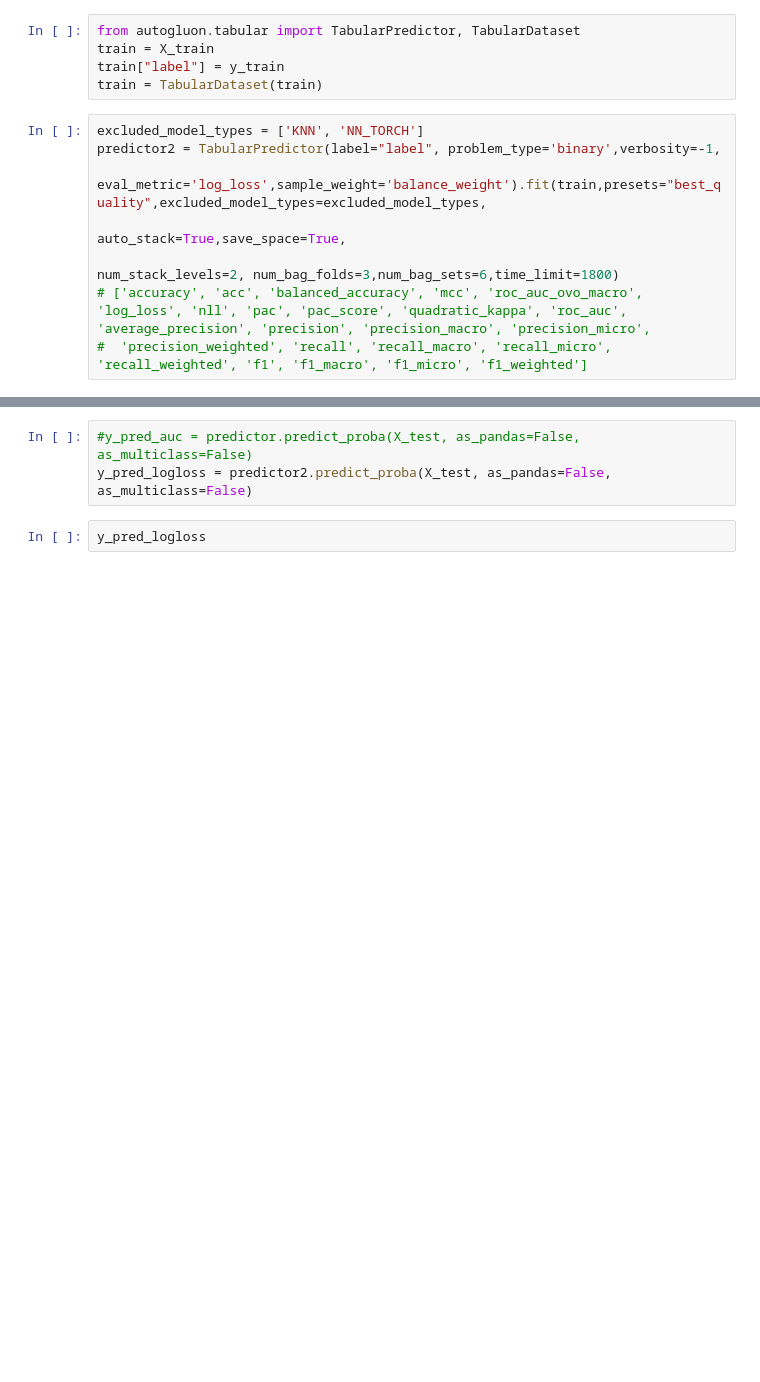
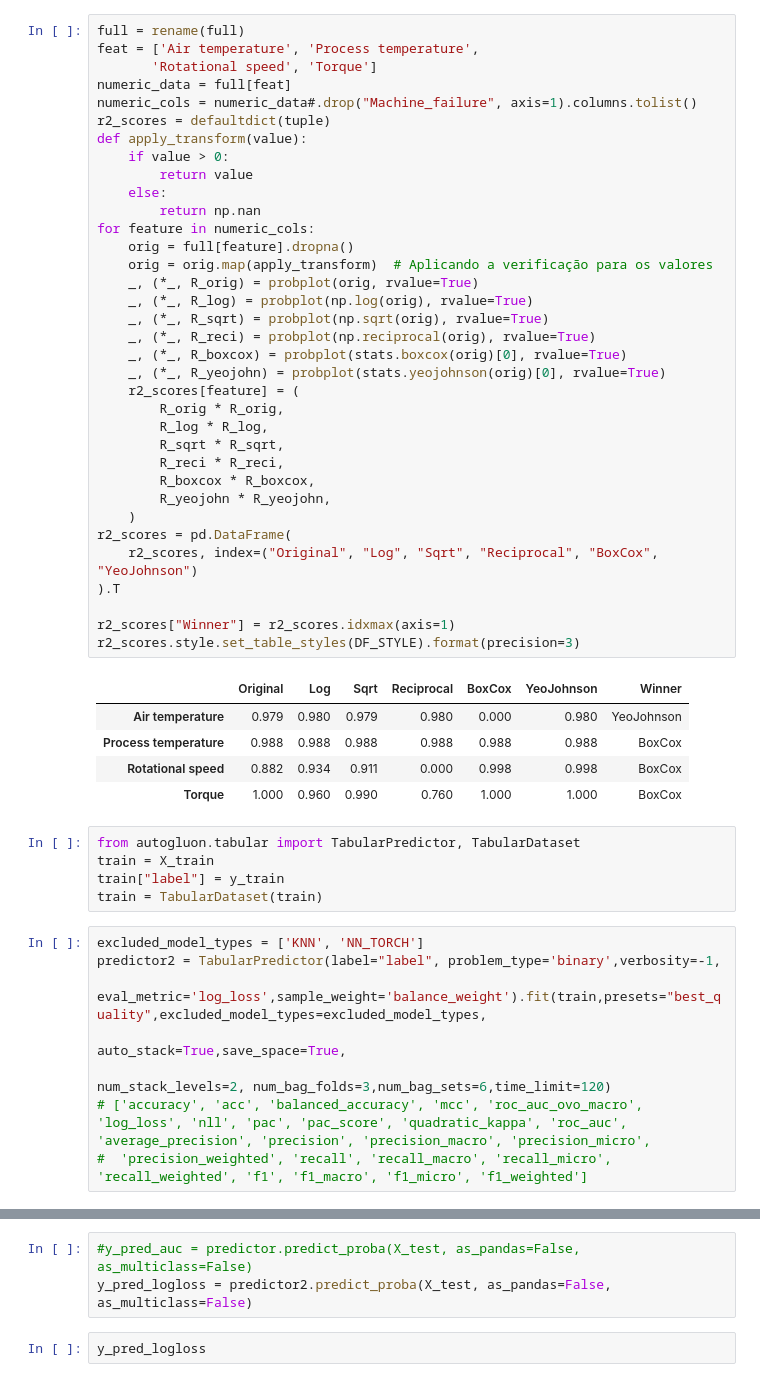
Before and after one commit to rafafariii/projects, a Jupyter notebook: aws-autogluon-models-ps-s3-e17-lb-0-97882.ipynb, the cells around one changed output, grey strips where cells are left out. Cells and saved outputs as stored; diff of their text form; blank space fills up the shorter version.

```diff
--- a/aws-autogluon-models-ps-s3-e17-lb-0-97882.ipynb
+++ b/aws-autogluon-models-ps-s3-e17-lb-0-97882.ipynb
@@ -85,3 +252,44 @@ X_test = rename(X_test)
+# %%
+full = rename(full)
+feat = ['Air temperature', 'Process temperature',
+       'Rotational speed', 'Torque']
+numeric_data = full[feat]
+numeric_cols = numeric_data#.drop("Machine_failure", axis=1).columns.tolist()
+r2_scores = defaultdict(tuple)
+def apply_transform(value):
+    if value > 0:
+        return value
+    else:
+        return np.nan
+for feature in numeric_cols:
+    orig = full[feature].dropna()
+    orig = orig.map(apply_transform)  # Aplicando a verificação para os valores
+    _, (*_, R_orig) = probplot(orig, rvalue=True)
+    _, (*_, R_log) = probplot(np.log(orig), rvalue=True)
+    _, (*_, R_sqrt) = probplot(np.sqrt(orig), rvalue=True)
+    _, (*_, R_reci) = probplot(np.reciprocal(orig), rvalue=True)
+    _, (*_, R_boxcox) = probplot(stats.boxcox(orig)[0], rvalue=True)
+    _, (*_, R_yeojohn) = probplot(stats.yeojohnson(orig)[0], rvalue=True)
+    r2_scores[feature] = (
+        R_orig * R_orig,
+        R_log * R_log,
+        R_sqrt * R_sqrt,
+        R_reci * R_reci,
+        R_boxcox * R_boxcox,
+        R_yeojohn * R_yeojohn,
+    )
+r2_scores = pd.DataFrame(
+    r2_scores, index=("Original", "Log", "Sqrt", "Reciprocal", "BoxCox", "YeoJohnson")
+).T
+
+r2_scores["Winner"] = r2_scores.idxmax(axis=1)
+r2_scores.style.set_table_styles(DF_STYLE).format(precision=3)
+# %% [output]
+|  | Original | Log | Sqrt | Reciprocal | BoxCox | YeoJohnson | Winner |
+| Air temperature | 0.979 | 0.980 | 0.979 | 0.980 | 0.000 | 0.980 | YeoJohnson |
+| Process temperature | 0.988 | 0.988 | 0.988 | 0.988 | 0.988 | 0.988 | BoxCox |
+| Rotational speed | 0.882 | 0.934 | 0.911 | 0.000 | 0.998 | 0.998 | BoxCox |
+| Torque | 1.000 | 0.960 | 0.990 | 0.760 | 1.000 | 1.000 | BoxCox |
 # %%
 from autogluon.tabular import TabularPredictor, TabularDataset
 train = X_train
@@ -92,7 +300,7 @@ excluded_model_types = ['KNN', 'NN_TORCH']
 predictor2 = TabularPredictor(label="label", problem_type='binary',verbosity=-1,
                              eval_metric='log_loss',sample_weight='balance_weight').fit(train,presets="best_quality",excluded_model_types=excluded_model_types,
                                                                     auto_stack=True,save_space=True,
-                                                                    num_stack_levels=2, num_bag_folds=3,num_bag_sets=6,time_limit=1800)
+                                                                    num_stack_levels=2, num_bag_folds=3,num_bag_sets=6,time_limit=120)
 # ['accuracy', 'acc', 'balanced_accuracy', 'mcc', 'roc_auc_ovo_macro', 'log_loss', 'nll', 'pac', 'pac_score', 'quadratic_kappa', 'roc_auc', 'average_precision', 'precision', 'precision_macro', 'precision_micro',
 #  'precision_weighted', 'recall', 'recall_macro', 'recall_micro', 'recall_weighted', 'f1', 'f1_macro', 'f1_micro', 'f1_weighted']
 # %%
```
Also changed, not shown: parts of 12 cells of this notebook.
